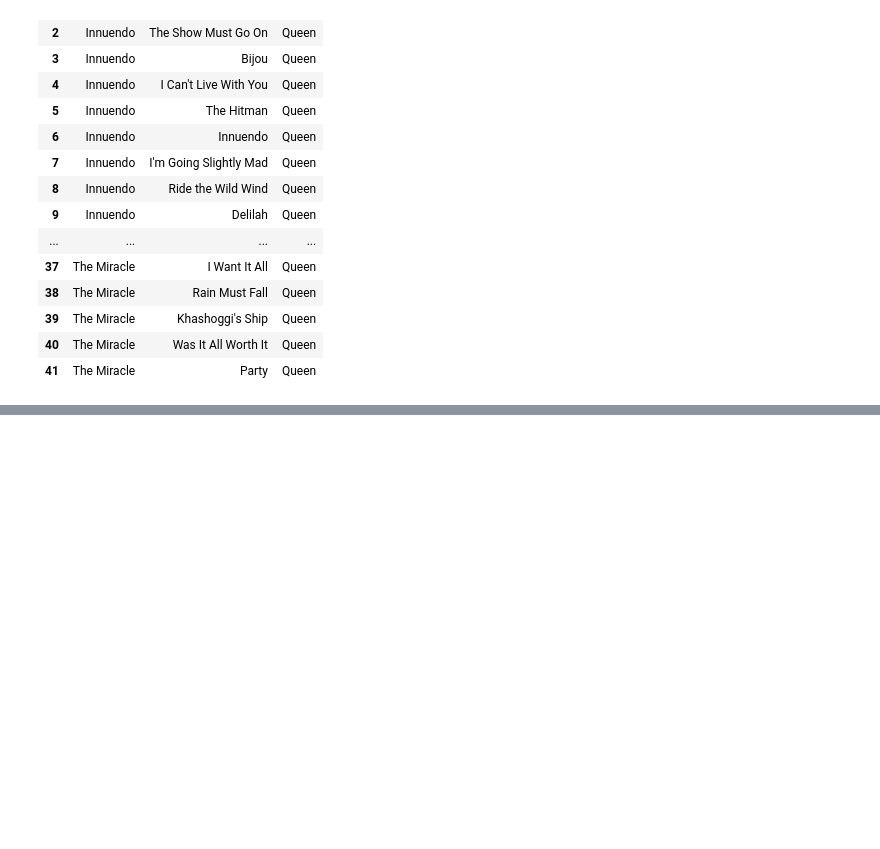
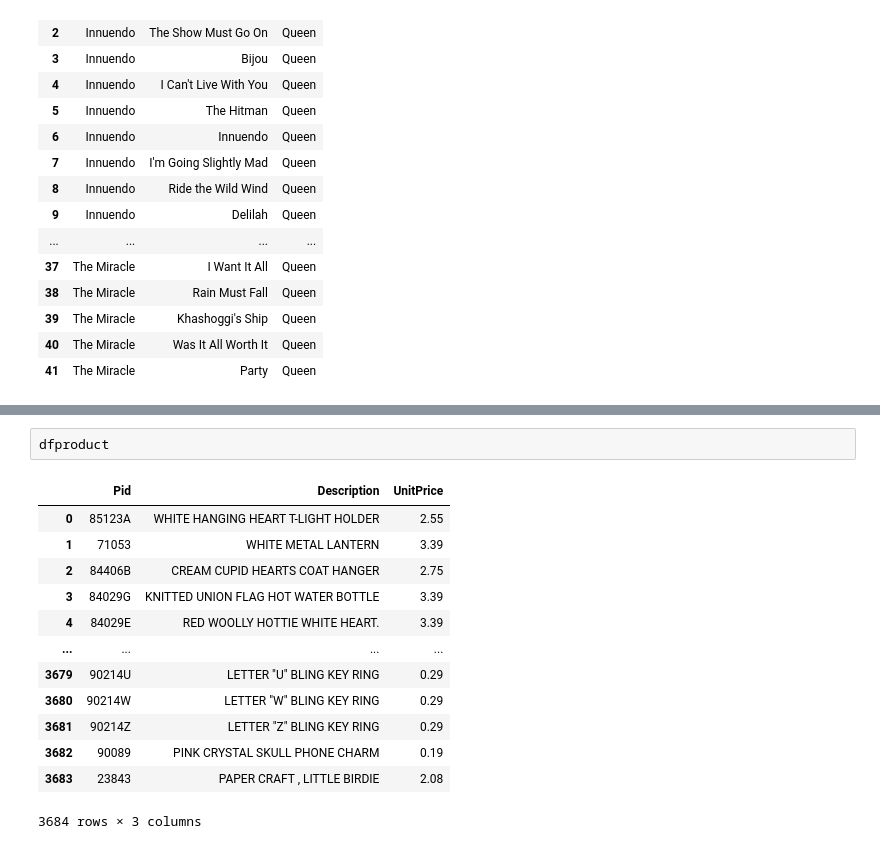
Before and after one commit to Dandata0101/MBS-projects, a Jupyter notebook: workspace_class.ipynb, the cells around one changed output, grey strips where cells are left out. Cells and saved outputs as stored; diff of their text form; blank space fills up the shorter version.

```diff
--- a/workspace_class.ipynb
+++ b/workspace_class.ipynb
@@ -1016,0 +1272,16 @@ Q6. Show all songs and the album information of each song by Queen,including son
+# %%
+dfproduct
+# %% [output]
+|  | Pid | Description | UnitPrice |
+| 0 | 85123A | WHITE HANGING HEART T-LIGHT HOLDER | 2.55 |
+| 1 | 71053 | WHITE METAL LANTERN | 3.39 |
+| 2 | 84406B | CREAM CUPID HEARTS COAT HANGER | 2.75 |
+| 3 | 84029G | KNITTED UNION FLAG HOT WATER BOTTLE | 3.39 |
+| 4 | 84029E | RED WOOLLY HOTTIE WHITE HEART. | 3.39 |
+| ... | ... | ... | ... |
+| 3679 | 90214U | LETTER "U" BLING KEY RING | 0.29 |
+| 3680 | 90214W | LETTER "W" BLING KEY RING | 0.29 |
+| 3681 | 90214Z | LETTER "Z" BLING KEY RING | 0.29 |
+| 3682 | 90089 | PINK CRYSTAL SKULL PHONE CHARM | 0.19 |
+| 3683 | 23843 | PAPER CRAFT , LITTLE BIRDIE | 2.08 |
+3684 rows × 3 columns
```
Also changed, not shown: parts of 12 cells of this notebook, 1 other file.
